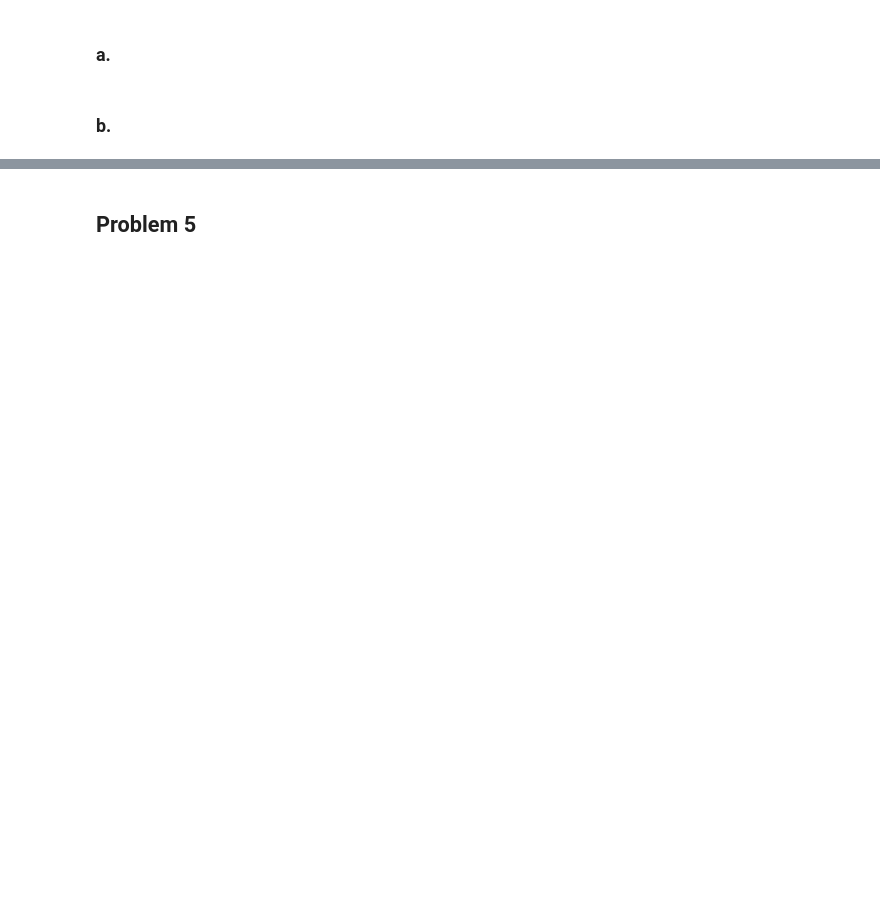
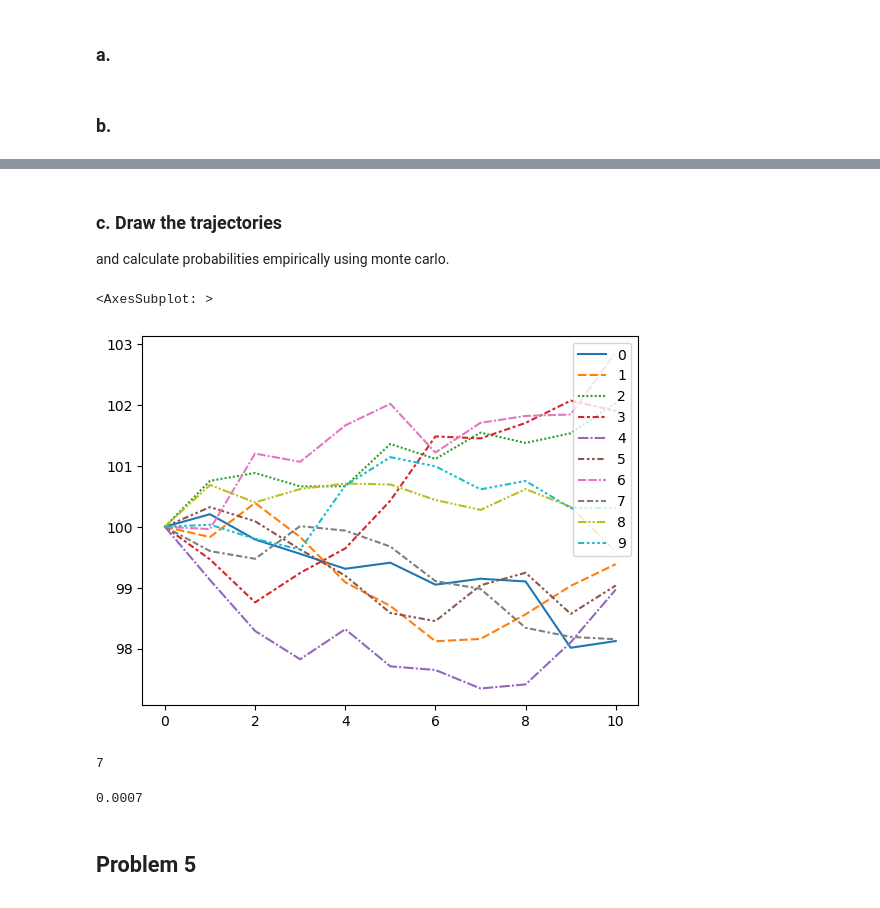
Before and after one commit to jaepil-choi/fbaquant23, a Jupyter notebook: c1.1fe/hw/c1.1fe_hw01.ipynb, the cells around one changed output, grey strips where cells are left out. Cells and saved outputs as stored; diff of their text form; code cells hidden in the pictures; blank space fills up the shorter version.

```diff
--- a/c1.1fe/hw/c1.1fe_hw01.ipynb
+++ b/c1.1fe/hw/c1.1fe_hw01.ipynb
@@ -129,3 +143,37 @@ exactly_0 = c * (win_p ** 0) * ((1-win_p) ** (lotteries - 0))
+# %% [markdown]
+### c. Draw the trajectories
+
+and calculate probabilities empirically using monte carlo.
+# %%
+def stock_process(days, initial_price=100, mean=0, variance=1):
+    price_list = [initial_price]
+    for d in range(days):
+        price = price_list[-1] + np.random.normal(mean, variance ** 1/2)
+        price_list.append(price)
+
+    return price_list
+# %%
+M = 10000
+# %%
+trajectories = []
+
+for i in range(M):
+    trajectories.append(stock_process(days=10))
+# %%
+traj_df = pd.DataFrame(trajectories).T
+# %%
+sns.lineplot(traj_df.iloc[:, :10])
+# %% [output]
+<AxesSubplot: >
+[figure, added]
+# %%
+len([t for t in trajectories if t[-1] > 105])
+# %% [output]
+7
+# %%
+len([t for t in trajectories if t[-1] > 105]) / M
+# %% [output]
+0.0007
 # %% [markdown]
 ## Problem 5
 
```
Also changed, not shown: parts of 7 cells of this notebook.
